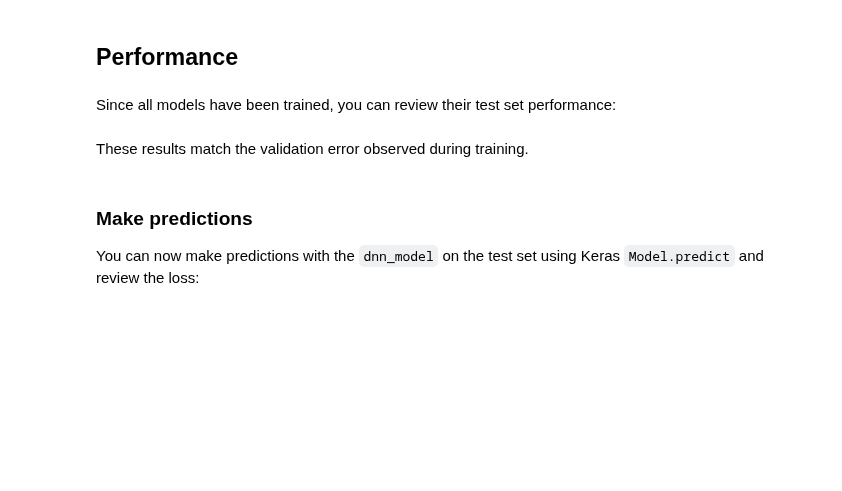
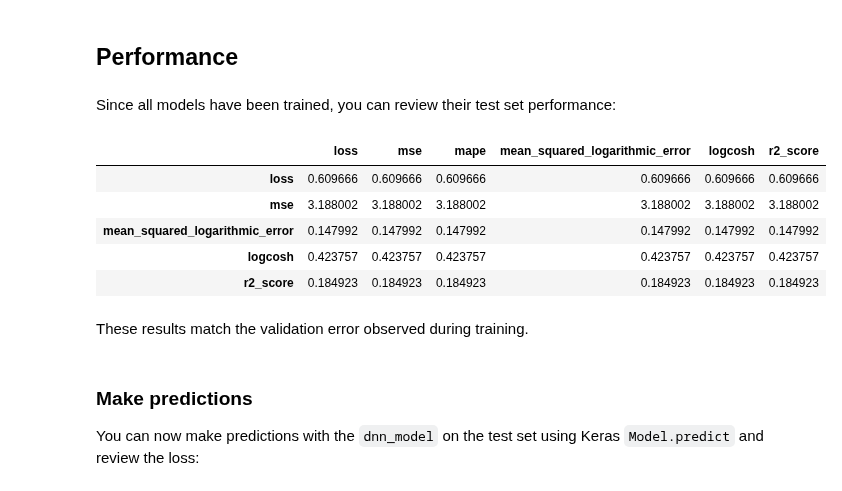
Before and after one commit to AnastasiaBrinati/Progetto-ML-23-24, a Jupyter notebook: task2_centralizzato.ipynb, the cells around one changed output. Saved outputs shown, nothing was run; the diff lists cells and outputs as text; code cells hidden in the pictures; blank space fills up the shorter version.

```diff
--- a/task2_centralizzato.ipynb
+++ b/task2_centralizzato.ipynb
@@ -345,4 +381,4 @@ plot_loss(history) # hidden layer: Dense(256, activation='relu')
 # %% [markdown]
 Collect the results on the test set:
 # %%
-loss, mse, mean_squared_logarithmic_error, cosine_similarity, logcosh, r2_score = dnn_model.evaluate(test_features, test_labels, verbose=0)
+loss,mse,mape,mean_squared_logarithmic_error,logcosh,r2_score = tuned_model.evaluate(x_test, y_test, verbose=0)
@@ -352,9 +386,8 @@ NameError: name 'test_features' is not defined
 test_results = {}
 
 test_results['loss'] = loss
-test_results['mae'] = mse
+test_results['mse'] = mse
 test_results['mean_squared_logarithmic_error'] = mean_squared_logarithmic_error
-test_results['cosine_similarity'] = cosine_similarity
 test_results['logcosh'] = logcosh
 test_results['r2_score'] = r2_score
 # %% [markdown]
@@ -364,10 +397,17 @@ Since all models have been trained, you can review their test set performance:
 # %%
 pd.DataFrame(test_results, index=['loss',
  'mse',
+ 'mape',
  'mean_squared_logarithmic_error',
- 'cosine_similarity',
  'logcosh',
  'r2_score']).T
+# %% [output]
+|  | loss | mse | mape | mean_squared_logarithmic_error | logcosh | r2_score |
+| loss | 0.609666 | 0.609666 | 0.609666 | 0.609666 | 0.609666 | 0.609666 |
+| mse | 3.188002 | 3.188002 | 3.188002 | 3.188002 | 3.188002 | 3.188002 |
+| mean_squared_logarithmic_error | 0.147992 | 0.147992 | 0.147992 | 0.147992 | 0.147992 | 0.147992 |
+| logcosh | 0.423757 | 0.423757 | 0.423757 | 0.423757 | 0.423757 | 0.423757 |
+| r2_score | 0.184923 | 0.184923 | 0.184923 | 0.184923 | 0.184923 | 0.184923 |
 # %% [markdown]
 These results match the validation error observed during training.
 # %% [markdown]
```
Also changed, not shown: parts of 31 cells of this notebook.
